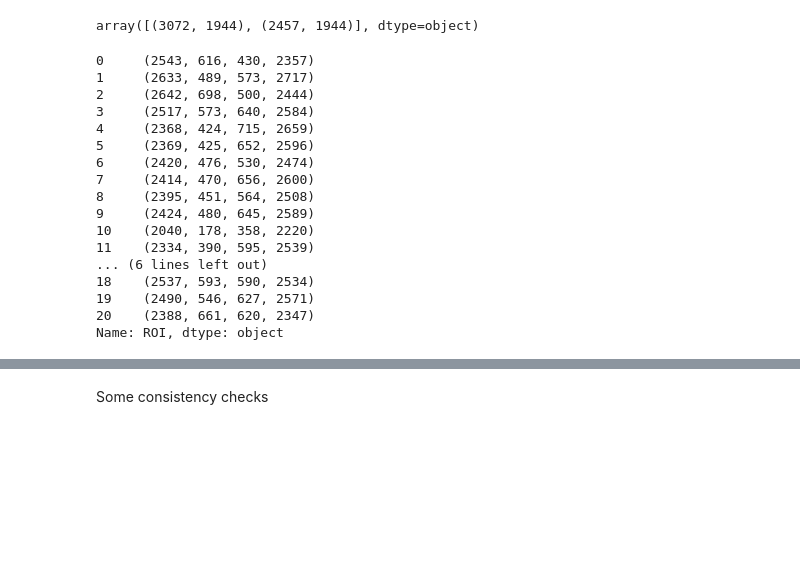
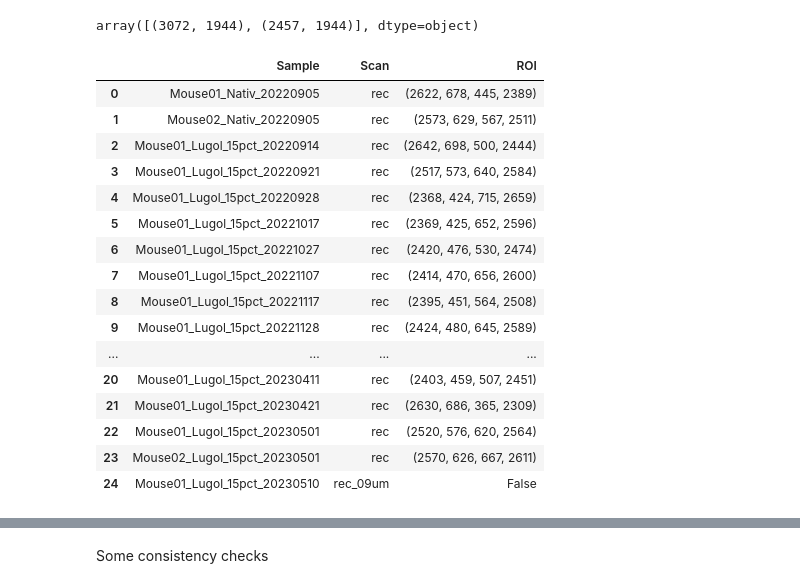
Before and after one commit to habi/FemalePelvicFloor, a Jupyter notebook: Preview_Mouse_Scans.ipynb, the cells around one changed output, grey strips where cells are left out. Drawn from its saved outputs; the diff is of its cells as text; code cells hidden in the pictures; blank space fills up the shorter version.

```diff
--- a/Preview_Mouse_Scans.ipynb
+++ b/Preview_Mouse_Scans.ipynb
@@ -237,25 +242,25 @@ Data['BeamHardeningCorrection'] = [beamhardening(log) for log in Data['LogFile']
 Data['DefectPixelMasking'] = [defectpixelmasking(log) for log in Data['LogFile']]
 Data['ROI'] = [region_of_interest(log) for log in Data['LogFile']]
 # %%
-Data['ROI']
+Data[['Sample', 'Scan', 'ROI']]
 # %% [output]
-0     (2543, 616, 430, 2357)
-1     (2633, 489, 573, 2717)
-2     (2642, 698, 500, 2444)
-3     (2517, 573, 640, 2584)
-4     (2368, 424, 715, 2659)
-5     (2369, 425, 652, 2596)
-6     (2420, 476, 530, 2474)
-7     (2414, 470, 656, 2600)
-8     (2395, 451, 564, 2508)
-9     (2424, 480, 645, 2589)
-10    (2040, 178, 358, 2220)
-11    (2334, 390, 595, 2539)
-... (6 lines left out)
-18    (2537, 593, 590, 2534)
-19    (2490, 546, 627, 2571)
-20    (2388, 661, 620, 2347)
-Name: ROI, dtype: object
+|  | Sample | Scan | ROI |
+| 0 | Mouse01_Nativ_20220905 | rec | (2622, 678, 445, 2389) |
+| 1 | Mouse02_Nativ_20220905 | rec | (2573, 629, 567, 2511) |
+| 2 | Mouse01_Lugol_15pct_20220914 | rec | (2642, 698, 500, 2444) |
+| 3 | Mouse01_Lugol_15pct_20220921 | rec | (2517, 573, 640, 2584) |
+| 4 | Mouse01_Lugol_15pct_20220928 | rec | (2368, 424, 715, 2659) |
+| 5 | Mouse01_Lugol_15pct_20221017 | rec | (2369, 425, 652, 2596) |
+| 6 | Mouse01_Lugol_15pct_20221027 | rec | (2420, 476, 530, 2474) |
+| 7 | Mouse01_Lugol_15pct_20221107 | rec | (2414, 470, 656, 2600) |
+| 8 | Mouse01_Lugol_15pct_20221117 | rec | (2395, 451, 564, 2508) |
+| 9 | Mouse01_Lugol_15pct_20221128 | rec | (2424, 480, 645, 2589) |
+| ... | ... | ... | ... |
+| 20 | Mouse01_Lugol_15pct_20230411 | rec | (2403, 459, 507, 2451) |
+| 21 | Mouse01_Lugol_15pct_20230421 | rec | (2630, 686, 365, 2309) |
+| 22 | Mouse01_Lugol_15pct_20230501 | rec | (2520, 576, 620, 2564) |
+| 23 | Mouse02_Lugol_15pct_20230501 | rec | (2570, 626, 667, 2611) |
+| 24 | Mouse01_Lugol_15pct_20230510 | rec_09um | False |
 # %%
 Data['Grayvalue'].unique()
 # %% [output]
```
Also changed, not shown: parts of 39 cells of this notebook, 1 other file.
